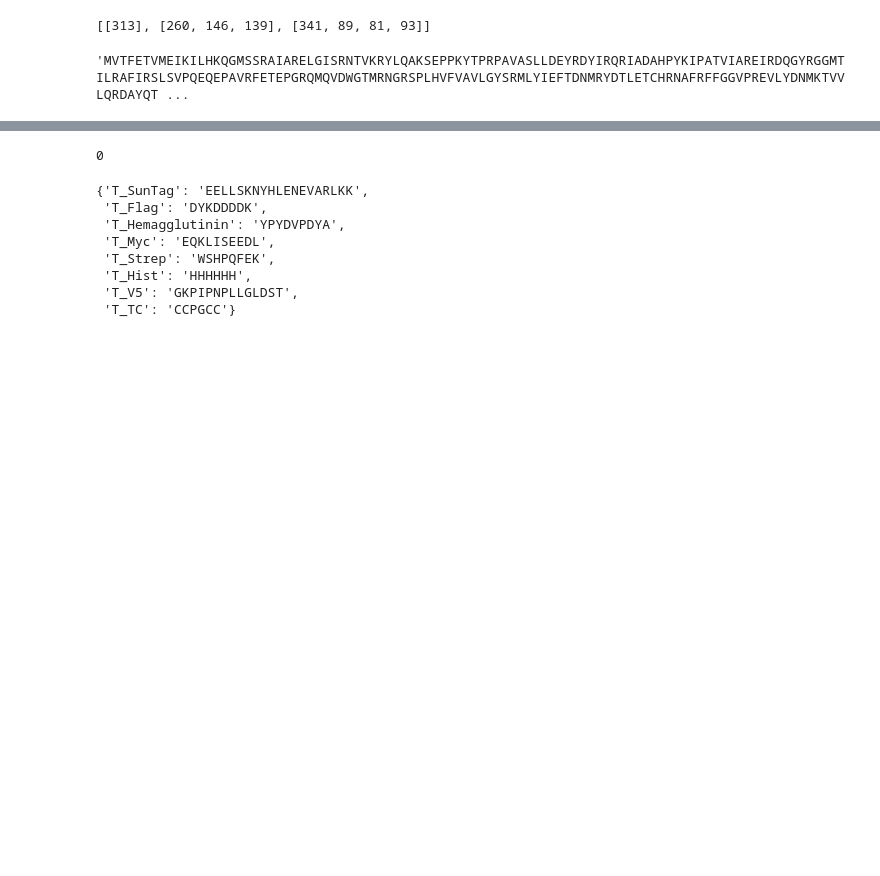
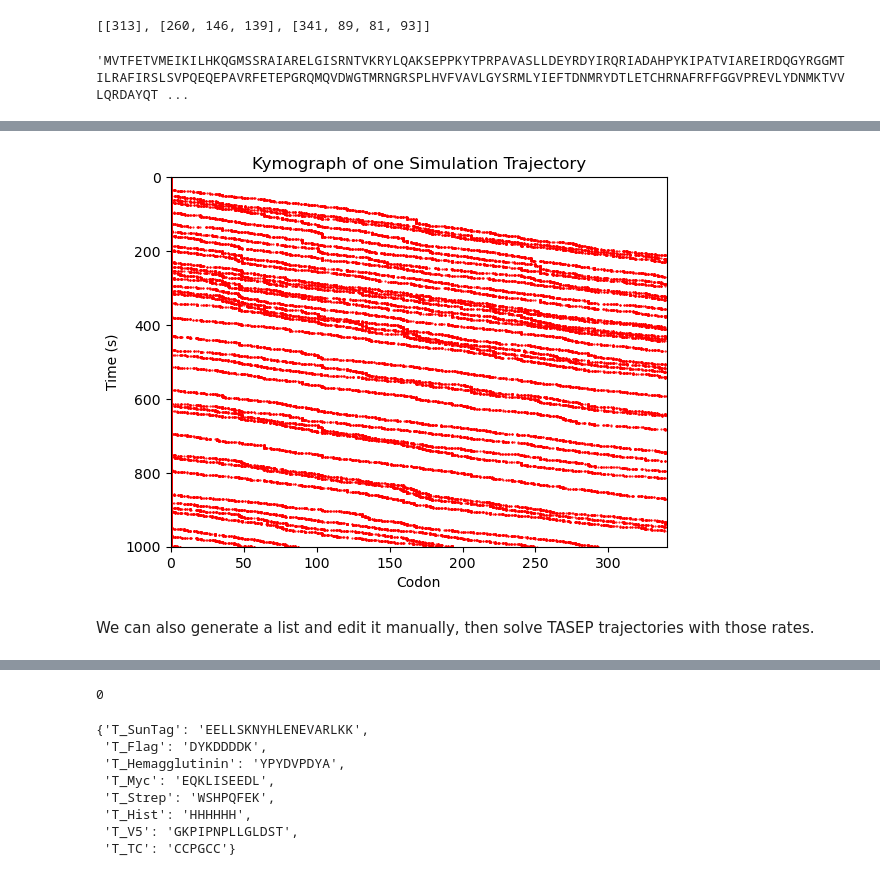
Before and after one commit to MunskyGroup/rSNAPsim, a Jupyter notebook: rsnapsim/interactive_notebooks/Example_Usage.ipynb, the cells around one changed output, grey strips where cells are left out. Cells and saved outputs as stored; diff of their text form; code cells hidden in the pictures; blank space fills up the shorter version.

```diff
--- a/rsnapsim/interactive_notebooks/Example_Usage.ipynb
+++ b/rsnapsim/interactive_notebooks/Example_Usage.ipynb
@@ -171,0 +177,17 @@ ax.invert_yaxis()
+# %%
+k_initiation = .03
+k_termination = 10
+stepping_rate_mean = 2
+
+# generate a stepping rate list with the propensity_factory (propf)
+stepping_rate_list = rsnp.propf.get_k(largest_CDS.nt_seq.replace('U','T'),
+                                      k_initiation, stepping_rate_mean, k_termination, codon_freq_bias_dict=rsnp.aux_cdict.Human_codon_freq_HIVE)[1:-1]
+
+t = np.linspace(0,1000,10001)
+soln = rsnp.solver.solve_ssa(stepping_rate_list, t, probe_list = [], ki = k_initiation, kt=k_termination)
+
+plot_kymograph(soln.ribosome_array[0])
+# %% [output]
+[figure, added]
+# %% [markdown]
+We can also generate a list and edit it manually, then solve TASEP trajectories with those rates.
```
Also changed, not shown: parts of 35 cells of this notebook, 4 other files.
